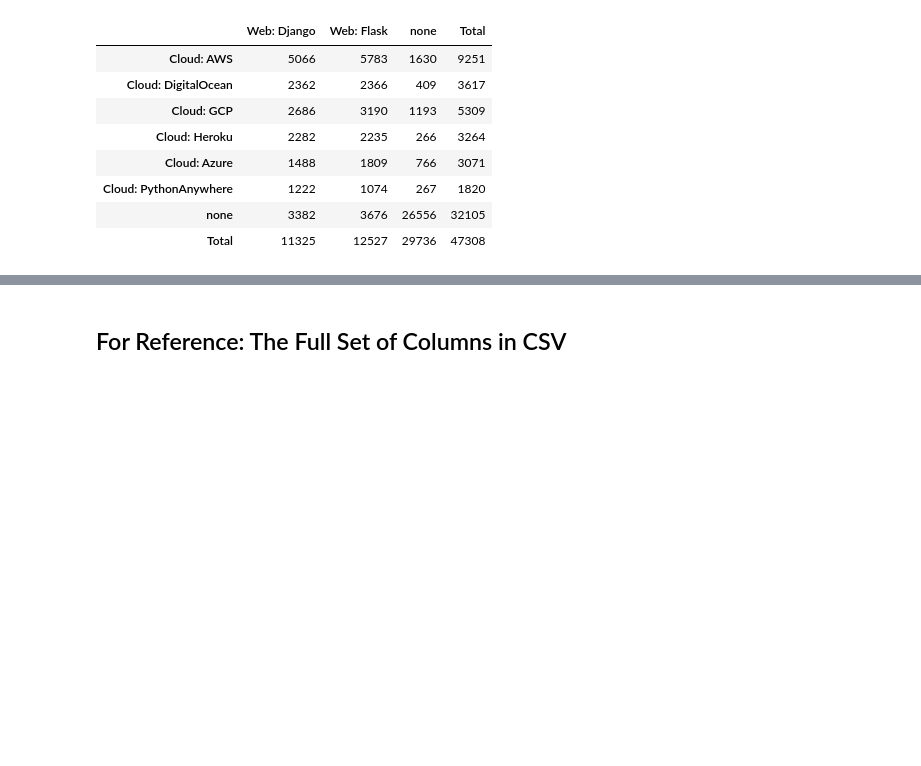
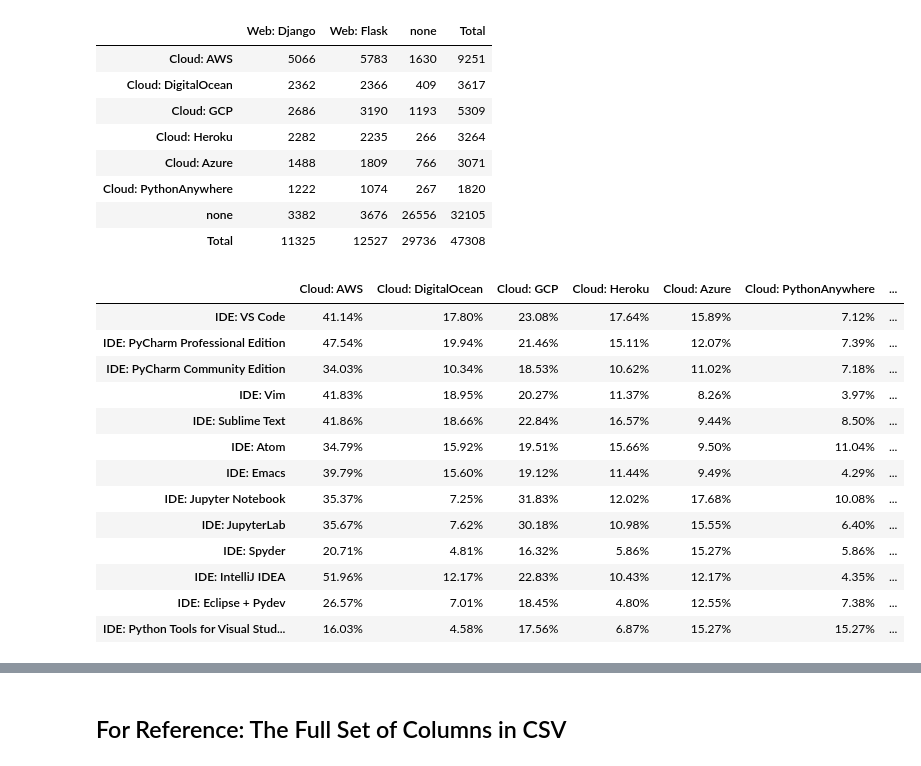
Before and after one commit to gramster/notebooks, a Jupyter notebook: Python Survey Analysis.ipynb, the cells around one changed output, grey strips where cells are left out. Saved outputs shown, nothing was run; the diff lists cells and outputs as text; code cells hidden in the pictures; blank space fills up the shorter version.

```diff
--- a/Python Survey Analysis.ipynb
+++ b/Python Survey Analysis.ipynb
@@ -655,0 +672,18 @@ cross_analyze(df, 'Cloud', 'Web')
+# %%
+# What % of each IDE's users use each cloud solution
+cross_analyze(df, 'IDE:', 'Cloud', how='col perc')
+# %% [output]
+|  | Cloud: AWS | Cloud: DigitalOcean | Cloud: GCP | Cloud: Heroku | Cloud: Azure | Cloud: PythonAnywhere | ... |
+| IDE: VS Code | 41.14% | 17.80% | 23.08% | 17.64% | 15.89% | 7.12% | ... |
+| IDE: PyCharm Professional Edition | 47.54% | 19.94% | 21.46% | 15.11% | 12.07% | 7.39% | ... |
+| IDE: PyCharm Community Edition | 34.03% | 10.34% | 18.53% | 10.62% | 11.02% | 7.18% | ... |
+| IDE: Vim | 41.83% | 18.95% | 20.27% | 11.37% | 8.26% | 3.97% | ... |
+| IDE: Sublime Text | 41.86% | 18.66% | 22.84% | 16.57% | 9.44% | 8.50% | ... |
+| IDE: Atom | 34.79% | 15.92% | 19.51% | 15.66% | 9.50% | 11.04% | ... |
+| IDE: Emacs | 39.79% | 15.60% | 19.12% | 11.44% | 9.49% | 4.29% | ... |
+| IDE: Jupyter Notebook | 35.37% | 7.25% | 31.83% | 12.02% | 17.68% | 10.08% | ... |
+| IDE: JupyterLab | 35.67% | 7.62% | 30.18% | 10.98% | 15.55% | 6.40% | ... |
+| IDE: Spyder | 20.71% | 4.81% | 16.32% | 5.86% | 15.27% | 5.86% | ... |
+| IDE: IntelliJ IDEA | 51.96% | 12.17% | 22.83% | 10.43% | 12.17% | 4.35% | ... |
+| IDE: Eclipse + Pydev | 26.57% | 7.01% | 18.45% | 4.80% | 12.55% | 7.38% | ... |
+| IDE: Python Tools for Visual Stud... | 16.03% | 4.58% | 17.56% | 6.87% | 15.27% | 15.27% | ... |
```
Also changed, not shown: parts of 4 cells of this notebook.
